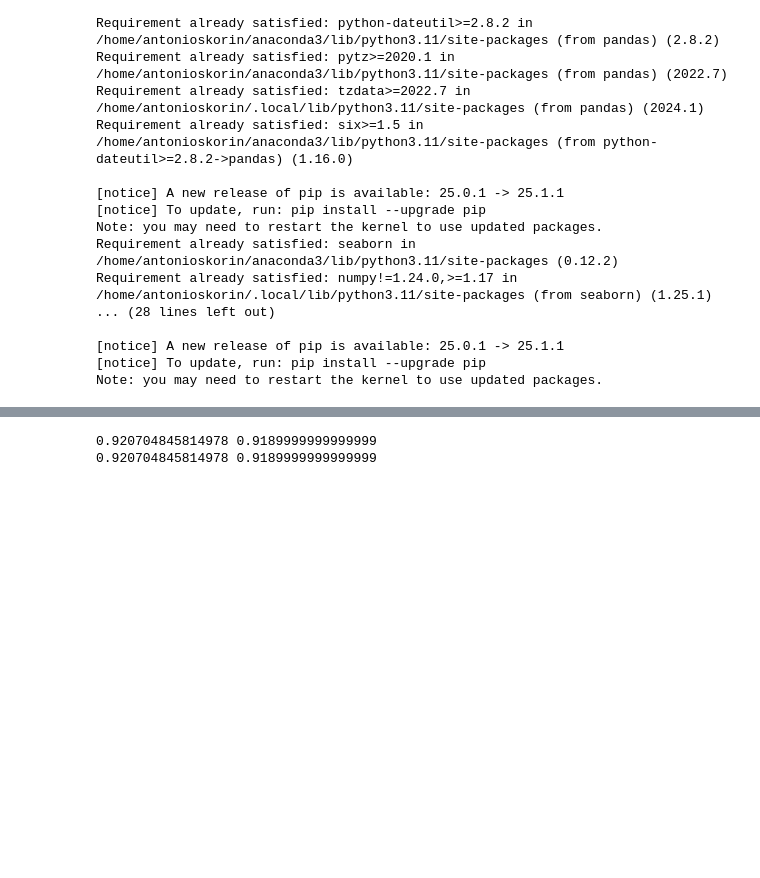
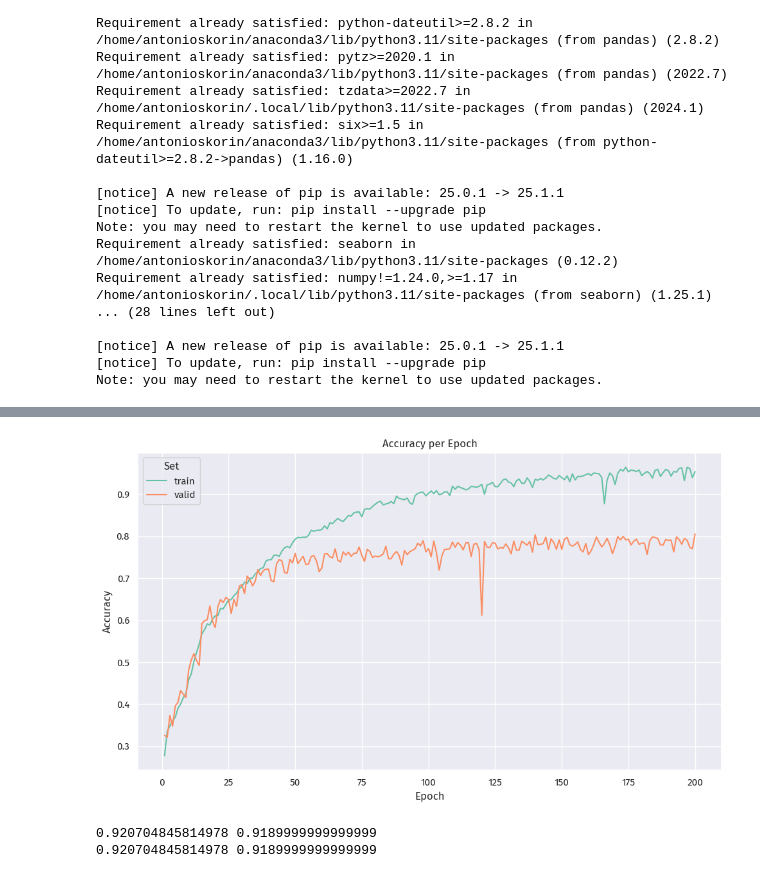
Before and after one commit to molivas2022/modelNet10classifier, a Jupyter notebook: graph_loss.ipynb, the cells around one changed output, grey strips where cells are left out. Saved outputs shown, nothing was run; the diff lists cells and outputs as text; code cells hidden in the pictures; blank space fills up the shorter version.

```diff
--- a/graph_loss.ipynb
+++ b/graph_loss.ipynb
@@ -67 +47,13 @@ max     500.000000     0.839539     0.998000
+# %%
+df_gn = pd.read_csv('checkpoint/csv/gn_loss_dict.csv')
+df_lessdp = pd.read_csv('checkpoint/csv/lessdp_loss_dict.csv')
+df_moredp = pd.read_csv('checkpoint/csv/moredp_loss_dict.csv')
+df_gnreg = pd.read_csv('checkpoint/csv/gnreg_loss_dict.csv')
+
+def filter_df(df, start_epoch, end_epoch, max_display_loss=None, sets=["train", "valid"]):
+    df_plot = df[(df['epoch'] >= start_epoch) & (df['epoch'] <= end_epoch) & (df["set"].isin(sets))]
+    df_plot = df_plot.copy()
+    df_plot['loss'] = df_plot['loss'].clip(upper=max_display_loss)
+
+    return df_plot
 # %%
@@ -109,3 +98,7 @@ plt.show()
+# %%
+plot_acc(df_gnreg)
+# %% [output]
+[figure, added]
 # %%
 ROOT_DIR = os.getcwd()
 CHECKPOINT_DIR = os.path.join(ROOT_DIR, "checkpoint")
```
Also changed, not shown: parts of 6 cells of this notebook, 2 other files.
